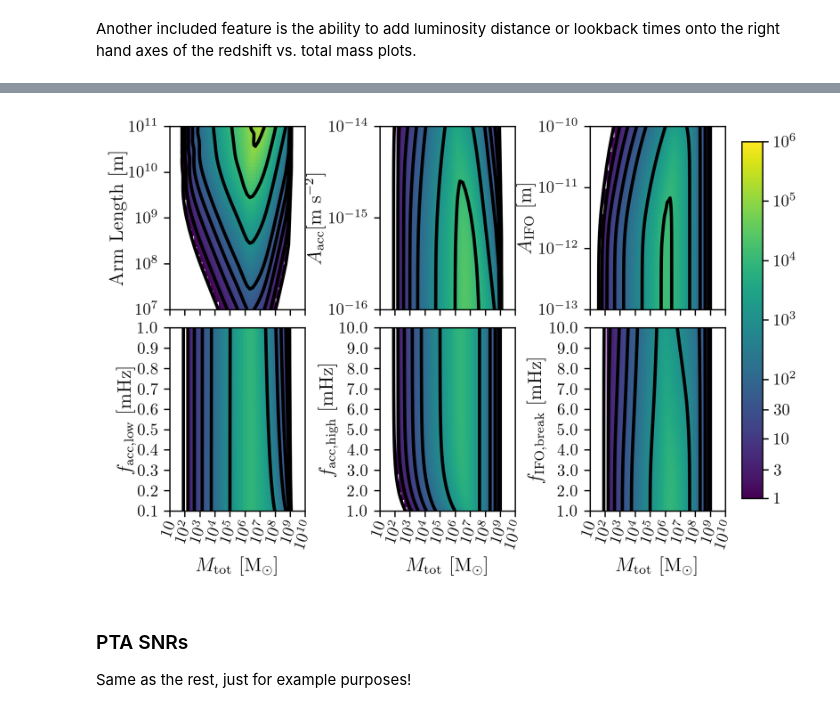
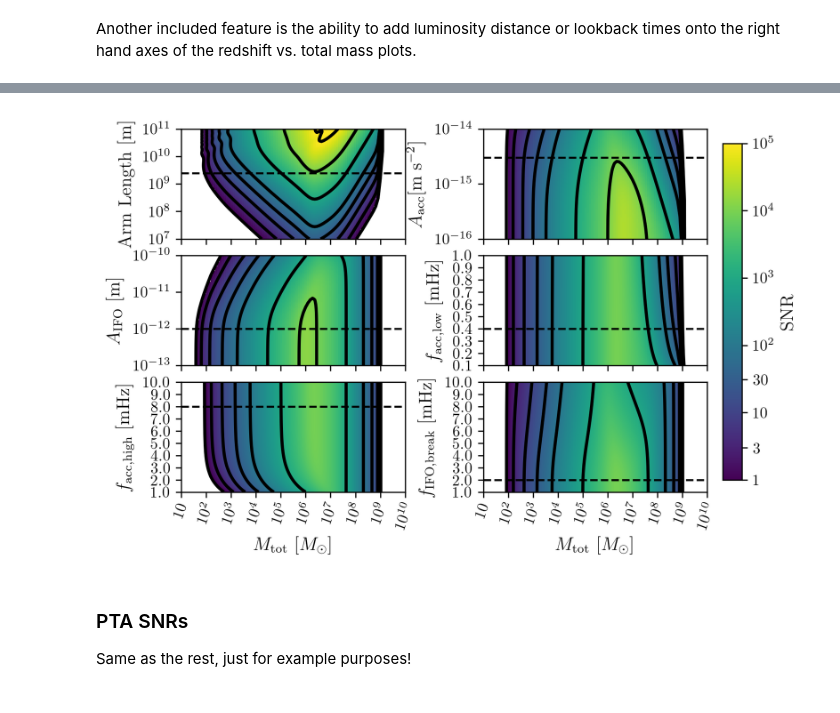
Before and after one commit to ark0015/gwent, a Jupyter notebook: docs/_static/notebooks/calcSNR_tutorial.ipynb, the cells around one changed output, grey strips where cells are left out. Drawn from its saved outputs; the diff is of its cells as text; code cells hidden in the pictures.

Commit message:
Removing extraneous images

```diff
--- a/docs/_static/notebooks/calcSNR_tutorial.ipynb
+++ b/docs/_static/notebooks/calcSNR_tutorial.ipynb
@@ -307,7 +297,6 @@ Model:  aLIGO_M_vs_z ,  done. t = :  7.789885759353638
 This is just an example of plotting the above SNRs using the `Plot_SNR` function. The function can take a _ton_ of parameters, but for simple plots most of them are unneccessary.
 # %%
 fig, axes = plt.subplots(1,3,figsize=get_fig_size())
-loglevelMin=-1.0
 loglevelMax=4.0
 hspace = .1
 wspace = .45
@@ -316,7 +305,7 @@ for i,ax in enumerate(axes):
         Plot_SNR('M',sample_x_array[i],var_ys[i],
                  sample_y_array[i],SNR_array[i],
                  fig=fig,ax=ax,display=True,display_cbar=True,
-                 logLevels_min=loglevelMin,logLevels_max=loglevelMax,
+                 logLevels_max=loglevelMax,
                  hspace=hspace,wspace=wspace,
                  xticklabels_kwargs={'rotation':70,'y':0.02},
                  ylabels_kwargs={'labelpad':-5})
@@ -324,7 +313,7 @@ for i,ax in enumerate(axes):
         Plot_SNR('M',sample_x_array[i],var_ys[i],
                  sample_y_array[i],SNR_array[i],
                  fig=fig,ax=ax,display=False,display_cbar=False,
-                 logLevels_min=loglevelMin,logLevels_max=loglevelMax,
+                 logLevels_max=loglevelMax,
                  hspace=hspace,wspace=wspace,xticklabels_kwargs={'rotation':70,'y':0.02})
     i += 1
 # %% [output]
@@ -369,7 +358,6 @@ Model:  aLIGO_M_vs_Laser Power ,  done. t = :  8.351065635681152
 # %%
 figsize = get_fig_size()
 fig, axes = plt.subplots(1,3,figsize=figsize)
-loglevelMin=-1.0
 loglevelMax=3.0
 
 wspace = .5
@@ -379,15 +367,14 @@ for i,ax in enumerate(axes):
         Plot_SNR('M',sample_x_array[i],var_ys[i],
                  sample_y_array[i],SNR_array[i],
                  fig=fig,ax=ax,display=True,display_cbar=True,
-                 logLevels_min=loglevelMin,logLevels_max=loglevelMax,
+                 logLevels_max=loglevelMax,
                  hspace=hspace,wspace=wspace,
                  xticklabels_kwargs={'rotation':70,'y':0.02},ylabels_kwargs={'labelpad':-5})
     else:
         Plot_SNR('M',sample_x_array[i],var_ys[i],
                  sample_y_array[i],SNR_array[i],
                  fig=fig,ax=ax,display=False,display_cbar=False,
-                 logLevels_min=loglevelMin,logLevels_max=loglevelMax,
+                 logLevels_max=loglevelMax,
                  xticklabels_kwargs={'rotation':70,'y':0.02},
                  ylabels_kwargs={'labelpad':1})
-    ii += 1
 # %% [output]
@@ -424,7 +411,6 @@ Model:  LISA_prop1_M_vs_z ,  done. t = :  15.974930763244629
 # %%
 figsize = get_fig_size()
 fig, axes = plt.subplots(1,3,figsize=figsize)
-loglevelMin=-1.0
 loglevelMax=7.0
 hspace = .1
 wspace = .45
@@ -434,7 +420,7 @@ for i,ax in enumerate(axes):
         Plot_SNR('M',sample_x_array[i],var_ys[i],
                  sample_y_array[i],SNR_array[i],
                  fig=fig,ax=ax,display=True,display_cbar=True,
-                 logLevels_min=loglevelMin,logLevels_max=loglevelMax,
+                 logLevels_max=loglevelMax,
                  hspace=hspace,wspace=wspace,
                  xticklabels_kwargs={'rotation':70,'y':0.02},
                  ylabels_kwargs={'labelpad':-5})
@@ -442,7 +428,6 @@ for i,ax in enumerate(axes):
         Plot_SNR('M',sample_x_array[i],var_ys[i],
                  sample_y_array[i],SNR_array[i],
                  fig=fig,ax=ax,display=False,display_cbar=False,
-                 logLevels_min=loglevelMin,logLevels_max=loglevelMax,
+                 logLevels_max=loglevelMax,
                  hspace=hspace,wspace=wspace,xticklabels_kwargs={'rotation':70,'y':0.02})
-    ii += 1
 # %% [output]
@@ -494,42 +479,44 @@ Model:  LISA_prop1_M_vs_f_IFO_break ,  done. t = :  10.220151901245117
 # %%
 figsize = get_fig_size(scale=1.0)
-fig, axes = plt.subplots(2,3,figsize=figsize)
+fig, axes = plt.subplots(3,2,figsize=figsize)
 
-loglevelMin=-1.0
-loglevelMax=6.0
-hspace = .1
-wspace = .55
+#Can add lines on plot
+fiducial_lines = [2.5e9,3e-15,1e-12,0.4*u.mHz.to('Hz'),8*u.mHz.to('Hz'),2*u.mHz.to('Hz')]
+loglevelMax=5.0
+hspace = .15
+wspace = .35
 
 ii = 0
 for i in range(np.shape(axes)[0]):
     for j in range(np.shape(axes)[1]):
         if ii == (np.shape(axes)[0]*np.shape(axes)[1])-1:
             Plot_SNR('M',sample_x_array[ii],var_ys[ii],
                      sample_y_array[ii],SNR_array[ii],
                      fig=fig,ax=axes[i,j],display=True,display_cbar=True,
-                     logLevels_min=loglevelMin,logLevels_max=loglevelMax,
+                     logLevels_max=loglevelMax,y_axis_line=fiducial_lines[ii],
                      hspace=hspace,wspace=wspace,
                      xticklabels_kwargs={'rotation':70,'y':0.02},
-                     ylabels_kwargs={'labelpad':1})
-        elif ii in [(np.shape(axes)[0]*np.shape(axes)[1])-2,(np.shape(axes)[0]*np.shape(axes)[1])-3]:
+                     ylabels_kwargs={'labelpad':5})
+        elif ii == (np.shape(axes)[0]*np.shape(axes)[1])-2:
             Plot_SNR('M',sample_x_array[ii],var_ys[ii],
                      sample_y_array[ii],SNR_array[ii],
                      fig=fig,ax=axes[i,j],display=False,display_cbar=False,
-                     logLevels_min=loglevelMin,logLevels_max=loglevelMax,
+                     logLevels_max=loglevelMax,y_axis_line=fiducial_lines[ii],
                      hspace=hspace,wspace=wspace,
                      xticklabels_kwargs={'rotation':70,'y':0.02},
-                     ylabels_kwargs={'labelpad':0})
+                     ylabels_kwargs={'labelpad':5})
         else:
             Plot_SNR('M',sample_x_array[ii],var_ys[ii],
                      sample_y_array[ii],SNR_array[ii],
-                     fig=fig,ax=axes[i,j],display=False,display_cbar=False,x_axis_label=False,
-                     logLevels_min=loglevelMin,logLevels_max=loglevelMax,
+                     fig=fig,ax=axes[i,j],display=False,display_cbar=False,
+                     logLevels_max=loglevelMax,y_axis_line=fiducial_lines[ii],
+                     x_axis_label = False,
                      hspace=hspace,wspace=wspace,
                      xticklabels_kwargs={'rotation':70,'y':0.02},
-                     ylabels_kwargs={'labelpad':1})
+                     ylabels_kwargs={'labelpad':5})
         ii += 1
 # %% [output]
-[figure, old version]
+[figure, new version]
 # %% [markdown]
 ### PTA SNRs
 
```
Also changed, not shown: parts of 18 cells of this notebook, 40 other files.
